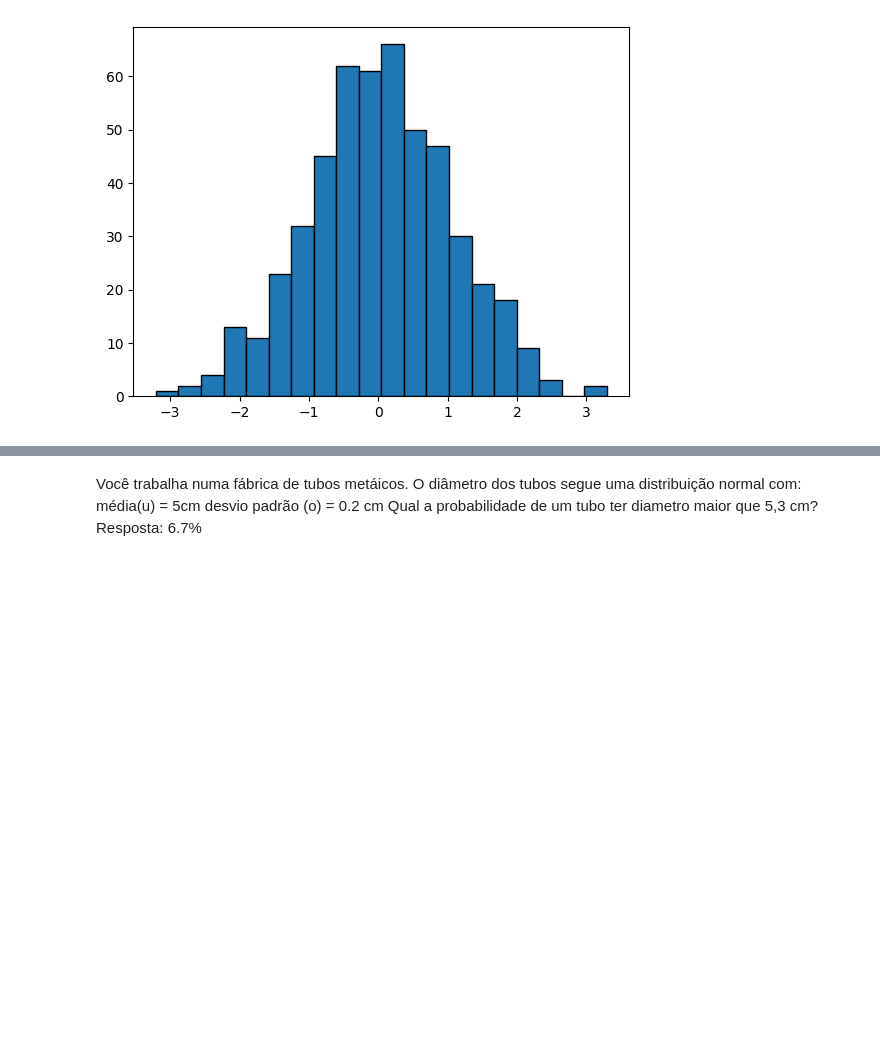
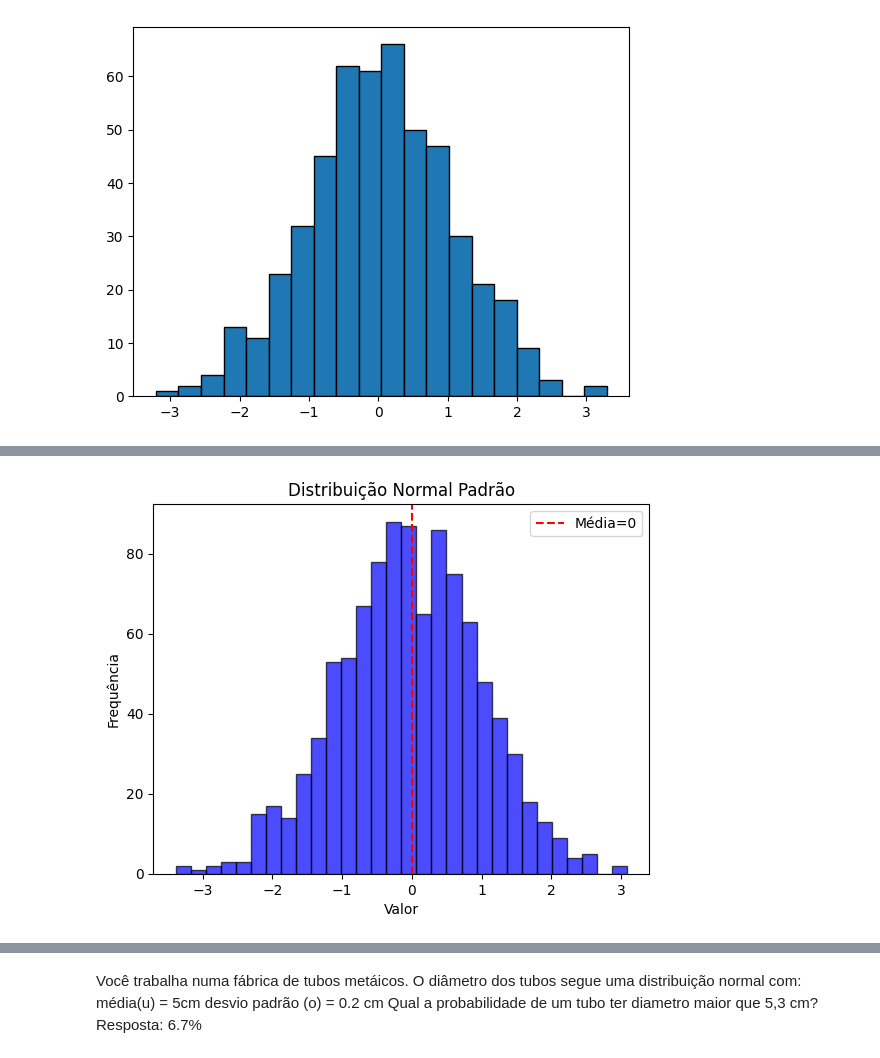
Before and after one commit to diegoc85/DataScience, a Jupyter notebook: AulasDS.ipynb, the cells around one changed output, grey strips where cells are left out. Cells and saved outputs as stored; diff of their text form; code cells hidden in the pictures; blank space fills up the shorter version.

```diff
--- a/AulasDS.ipynb
+++ b/AulasDS.ipynb
@@ -112,0 +112,15 @@ plt.show()
+# %%
+import numpy as np
+import matplotlib.pyplot as plt
+
+dados = np.random.randn(1000) #media 0, Desvio padrão 1
+
+plt.hist(dados, bins=30, color = 'blue', edgecolor='black', alpha = 0.7)
+plt.axvline(x=0, color='red', linestyle='dashed', label='Média=0')
+plt.xlabel('Valor')
+plt.ylabel('Frequência')
+plt.title('Distribuição Normal Padrão')
+plt.legend()
+plt.show()
+# %% [output]
+[figure, added]
```
Also changed, not shown: parts of 6 cells of this notebook, 2 other files.
